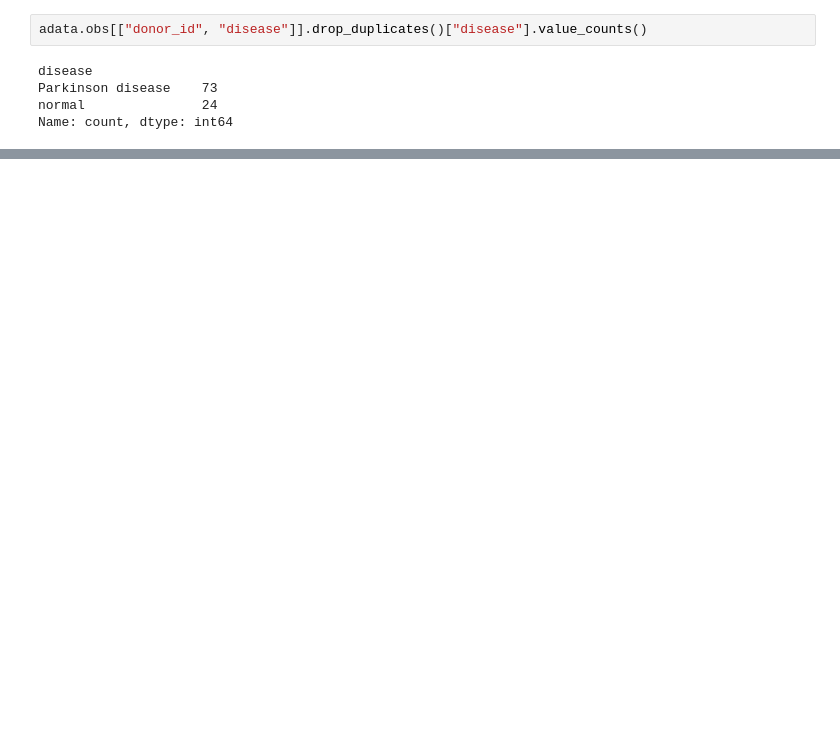
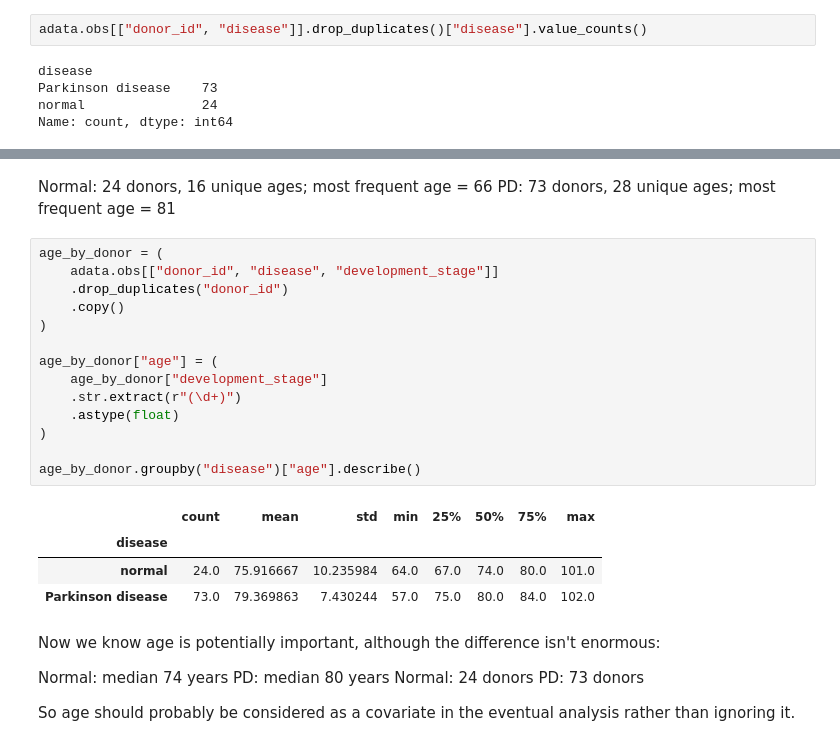
Before and after one commit to zainabnazari/parkinson_scRNA, a Jupyter notebook: 09_liana-by_patients.ipynb, the cells around one changed output, grey strips where cells are left out. Saved outputs shown, nothing was run; the diff lists cells and outputs as text; blank space fills up the shorter version.

Commit message:
some data analysis have been done

```diff
--- a/09_liana-by_patients.ipynb
+++ b/09_liana-by_patients.ipynb
@@ -46,0 +298,31 @@ Name: count, dtype: int64
+# %% [markdown]
+Normal: 24 donors, 16 unique ages; most frequent age = 66
+PD: 73 donors, 28 unique ages; most frequent age = 81
+# %%
+age_by_donor = (
+    adata.obs[["donor_id", "disease", "development_stage"]]
+    .drop_duplicates("donor_id")
+    .copy()
+)
+
+age_by_donor["age"] = (
+    age_by_donor["development_stage"]
+    .str.extract(r"(\d+)")
+    .astype(float)
+)
+
+age_by_donor.groupby("disease")["age"].describe()
+# %% [output]
+|  | count | mean | std | min | 25% | 50% | 75% | max |
+| disease |  |  |  |  |  |  |  |  |
+| normal | 24.0 | 75.916667 | 10.235984 | 64.0 | 67.0 | 74.0 | 80.0 | 101.0 |
+| Parkinson disease | 73.0 | 79.369863 | 7.430244 | 57.0 | 75.0 | 80.0 | 84.0 | 102.0 |
+# %% [markdown]
+Now we know age is potentially important, although the difference isn't enormous:
+
+Normal: median 74 years
+PD: median 80 years
+Normal: 24 donors
+PD: 73 donors
+
+So age should probably be considered as a covariate in the eventual analysis rather than ignoring it.
```
Also changed, not shown: parts of 34 cells of this notebook.
